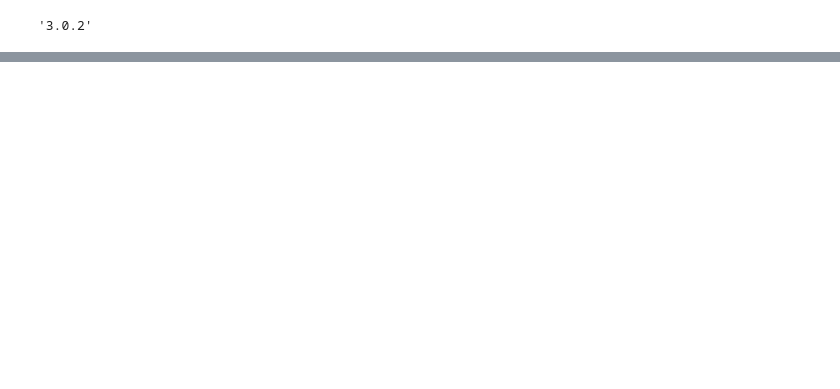
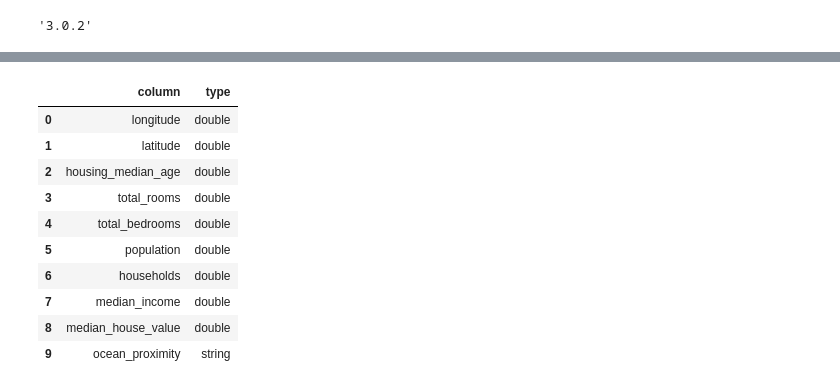
Before and after one commit to Moncervers/california_real_estate, a Jupyter notebook: 19372f4f-2ead-4e38-bffb-83dca727e8b0.ipynb, the cells around one changed output, grey strips where cells are left out. Cells and saved outputs as stored; diff of their text form; code cells hidden in the pictures; blank space fills up the shorter version.

```diff
--- a/19372f4f-2ead-4e38-bffb-83dca727e8b0.ipynb
+++ b/19372f4f-2ead-4e38-bffb-83dca727e8b0.ipynb
@@ -13,0 +52,10 @@ pyspark.__version__
+# %%
+# Инициализируем spark сессию
+spark = SparkSession.builder \
+    .master('local') \
+    .appName('California real estate price prediction') \
+    .getOrCreate()
+# %%
+# Загружаем данные
+df = spark.read.load('/datasets/housing.csv', inferSchema=True, format='csv', sep=',', header='true')
+df.show(10)
@@ -13,0 +78,15 @@ pyspark.__version__
+# %%
+# Проверяем типы данных
+pd.DataFrame(df.dtypes, columns=['column', 'type'])
+# %% [output]
+|  | column | type |
+| 0 | longitude | double |
+| 1 | latitude | double |
+| 2 | housing_median_age | double |
+| 3 | total_rooms | double |
+| 4 | total_bedrooms | double |
+| 5 | population | double |
+| 6 | households | double |
+| 7 | median_income | double |
+| 8 | median_house_value | double |
+| 9 | ocean_proximity | string |
```
Also changed, not shown: parts of 37 cells of this notebook.
